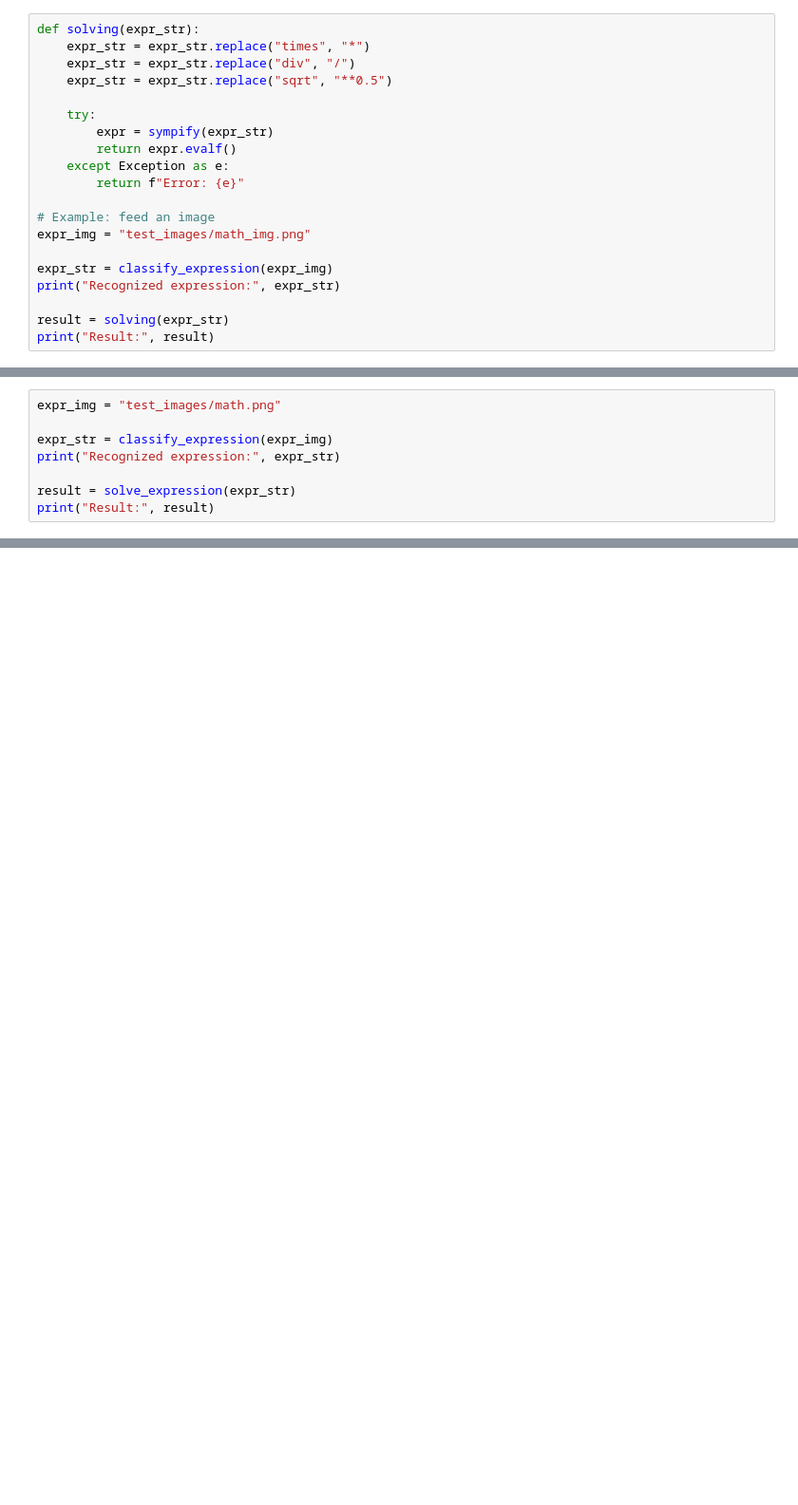
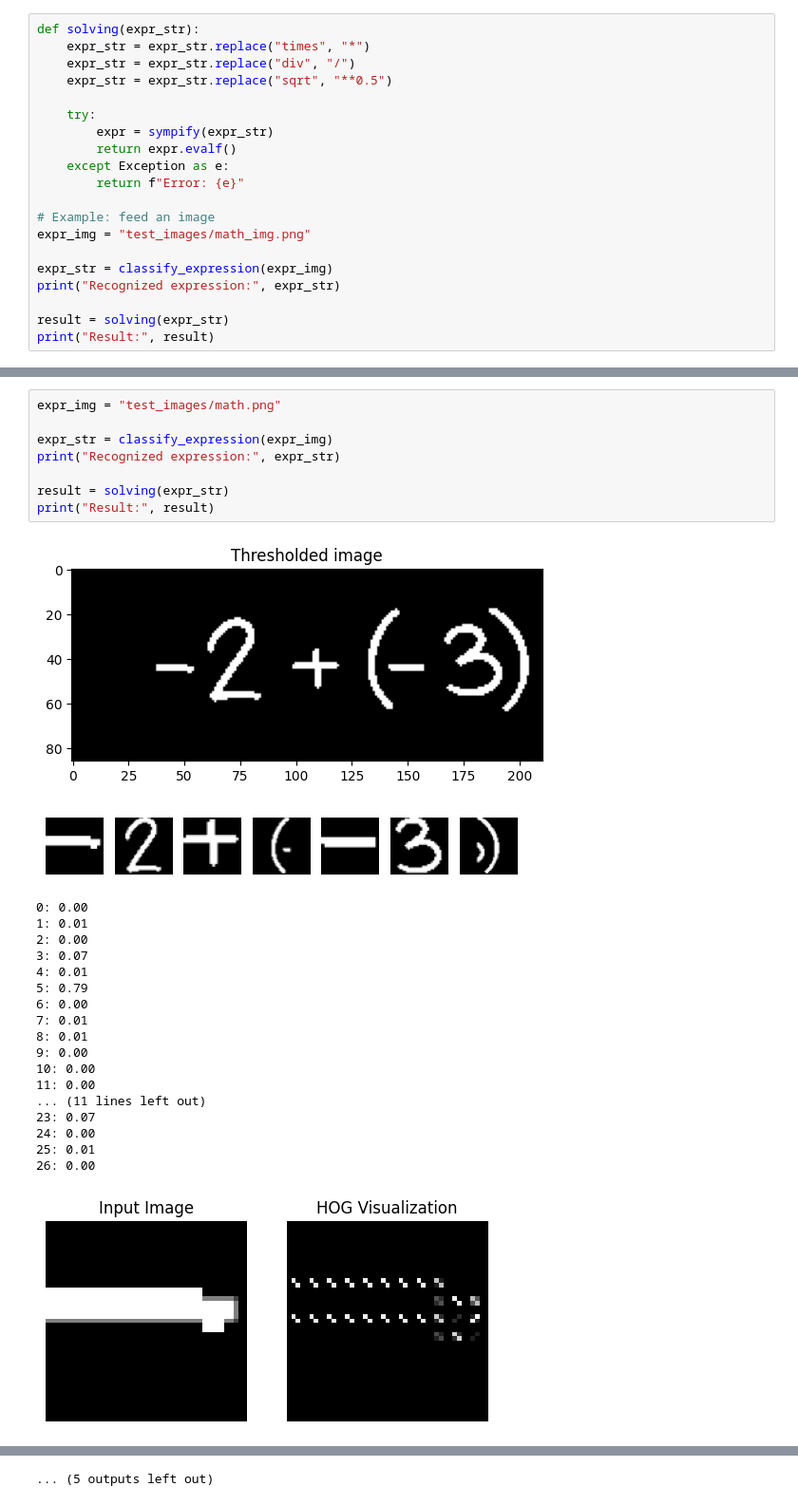
Before and after one commit to Shrooming/Shrooming, a Jupyter notebook: ml_flow.ipynb, the cells around one changed output, grey strips where cells are left out. Shown: that part at 95% size. Cells and saved outputs as stored; diff of their text form; blank space fills up the shorter version.

```diff
--- a/ml_flow.ipynb
+++ b/ml_flow.ipynb
@@ -212,8 +371,29 @@ print("Result:", result)
 # %%
 expr_img = "test_images/math.png"
 
 expr_str = classify_expression(expr_img)
 print("Recognized expression:", expr_str)
 
-result = solve_expression(expr_str)
+result = solving(expr_str)
 print("Result:", result)
+# %% [output]
+[figure, added]
+[figure, added]
+0: 0.00
+1: 0.01
+2: 0.00
+3: 0.07
+4: 0.01
+5: 0.79
+6: 0.00
+7: 0.01
+8: 0.01
+9: 0.00
+10: 0.00
+11: 0.00
+... (11 lines left out)
+23: 0.07
+24: 0.00
+25: 0.01
+26: 0.00
+[figure, added]
@@ -220,3 +472,4 @@ print("Result:", result)
+... (5 outputs left out)
 # %%
 expr_img = "test_images/math3.png"
 
```
Also changed, not shown: parts of 12 cells of this notebook, 1 other file.
